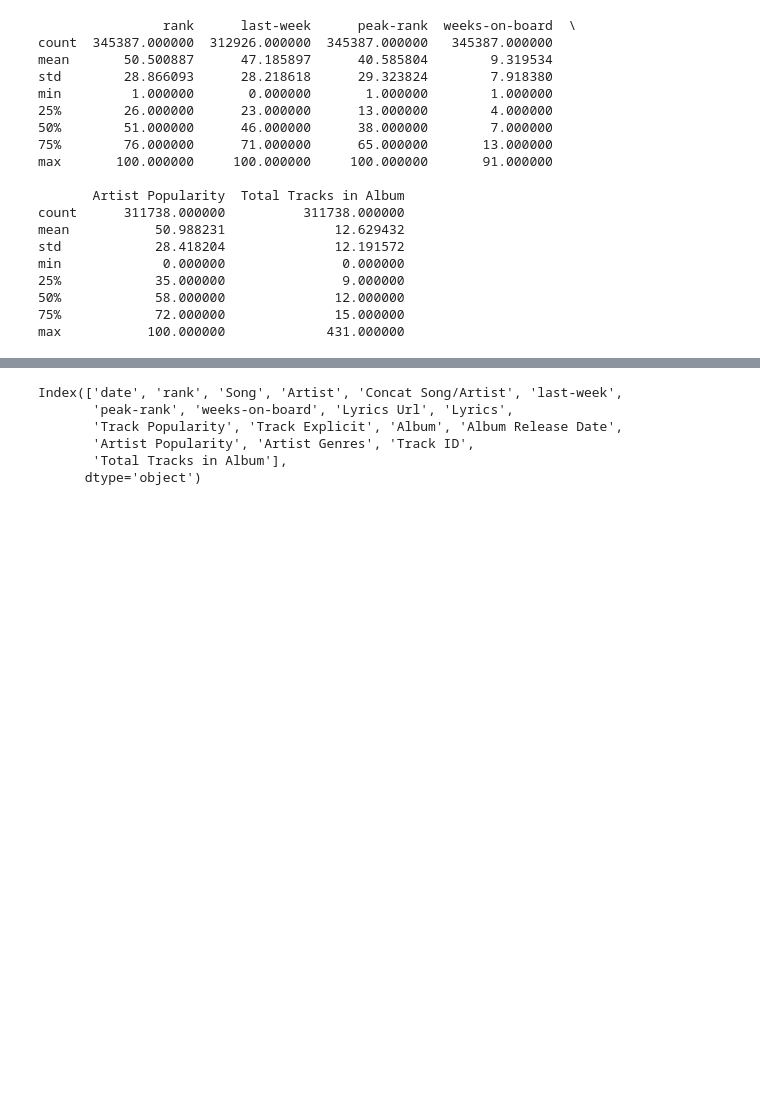
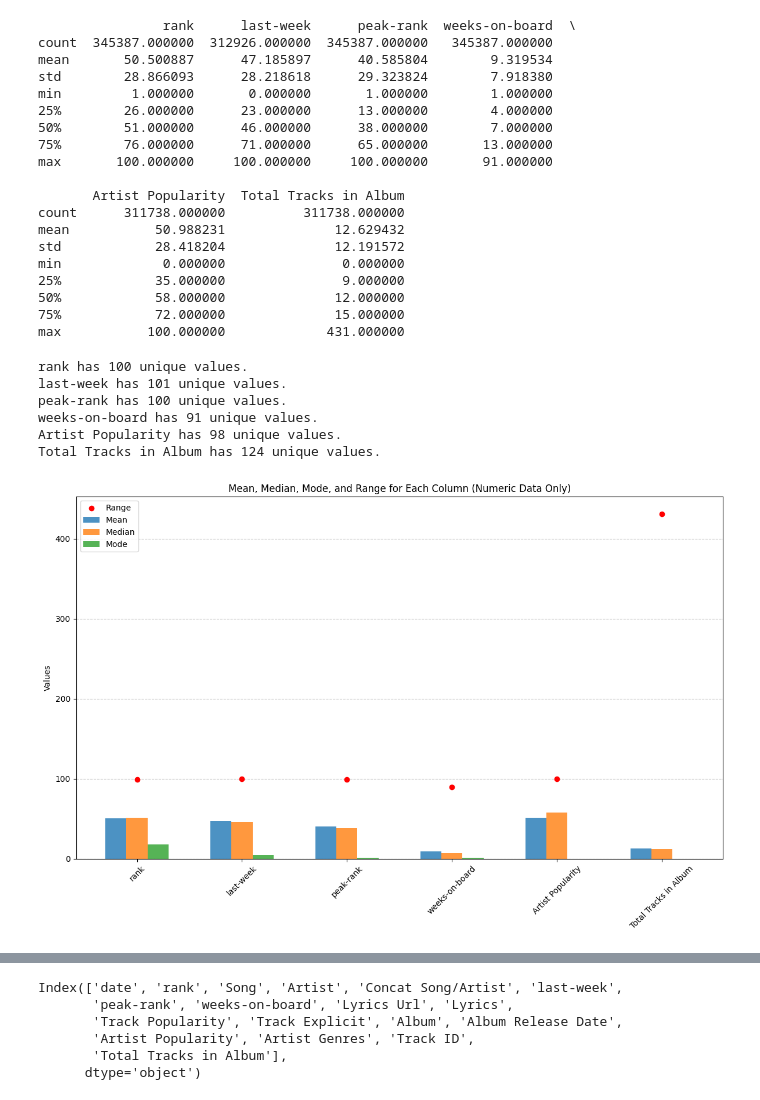
Before and after one commit to gaitocole/Final_Project, a Jupyter notebook: Music_Trends/DataEvaluation.ipynb, the cells around one changed output, grey strips where cells are left out. Cells and saved outputs as stored; diff of their text form; code cells hidden in the pictures; blank space fills up the shorter version.

```diff
--- a/Music_Trends/DataEvaluation.ipynb
+++ b/Music_Trends/DataEvaluation.ipynb
@@ -77,3 +73,49 @@ min             0.000000               0.000000
 50%            58.000000              12.000000
 75%            72.000000              15.000000
 max           100.000000             431.000000
+# %%
+# Select only numeric columns
+numeric_df = df.select_dtypes(include=['number'])
+
+for each in numeric_df.columns:
+    print(f"{each} has {numeric_df[each].nunique()} unique values.")
+
+# Use describe for key metrics
+summary = numeric_df.describe()
+
+# Extract statistics
+mean = summary.loc['mean']
+median = numeric_df.median()
+mode = numeric_df.mode().iloc[0]  # Take the first mode
+data_range = summary.loc['max'] - summary.loc['min']
+
+# Plotting
+plt.figure(figsize=(12, 8))
+
+x = np.arange(len(mean))  # x-axis positions for the columns
+width = 0.2  # Width for the bars
+
+# Overlay the metrics
+plt.bar(x - width, mean, width, label='Mean', alpha=0.8)
+plt.bar(x, median, width, label='Median', alpha=0.8)
+plt.bar(x + width, mode, width, label='Mode', alpha=0.8)
+plt.scatter(x, data_range, color='red', label='Range', zorder=5)  # Range as scatter points
+
+# Customizing the plot
+plt.xticks(x, mean.index, rotation=45)  # Set column names on x-axis
+plt.ylabel('Values')
+plt.title('Mean, Median, Mode, and Range for Each Column (Numeric Data Only)')
+plt.legend()
+plt.grid(axis='y', linestyle='--', alpha=0.7)
+
+# Show plot
+plt.tight_layout()
+plt.show()
+# %% [output]
+rank has 100 unique values.
+last-week has 101 unique values.
+peak-rank has 100 unique values.
+weeks-on-board has 91 unique values.
+Artist Popularity has 98 unique values.
+Total Tracks in Album has 124 unique values.
+[figure, added]
```
Also changed, not shown: parts of 12 cells of this notebook, 20 other files.
